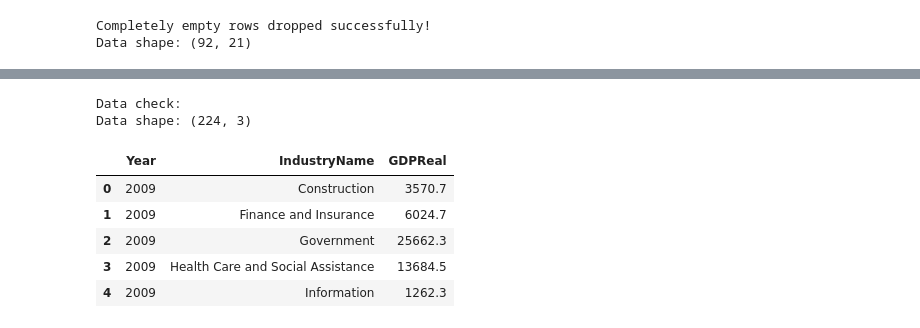
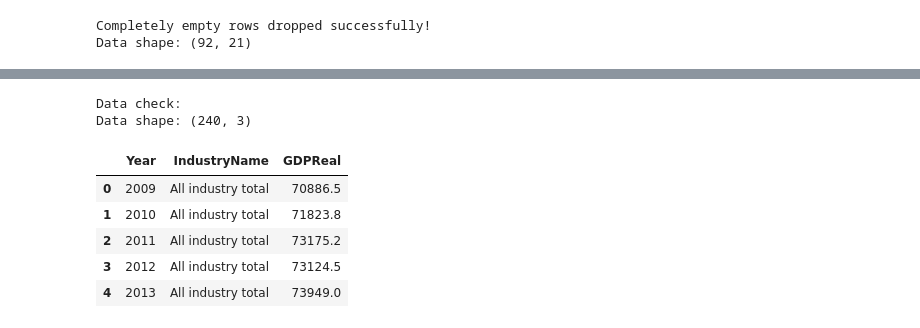
Before and after one commit to bgizzle78/nf-insights-project, a Jupyter notebook: notebooks/bea_sagdp9_wv_data_cleaning.ipynb, the cells around one changed output, grey strips where cells are left out. Saved outputs shown, nothing was run; the diff lists cells and outputs as text; code cells hidden in the pictures.

```diff
--- a/notebooks/bea_sagdp9_wv_data_cleaning.ipynb
+++ b/notebooks/bea_sagdp9_wv_data_cleaning.ipynb
@@ -205,10 +205,5 @@ for col in text_cols:
     sagdp9wv_long[col] = sagdp9wv_long[col].str.strip()
 
 print('Whitespace stripped successfully!')
-
-# Reset index
-sagdp9wv_long = sagdp9wv_long.reset_index(drop=True)
-
-print('Index reset successfully!')
 # %% [output]
 Whitespace stripped successfully!
@@ -216,9 +210,9 @@ Index reset successfully!
 # %%
-# Mapping BEA industries to top-level industries
+# Map BEA industries to top-level industries
 bea_mapping = {
     # Keep top-level totals just in case
     'All industry total': 'Total Nonfarm',
-    'Private industries': 'Total Nonfarm',
+    # 'Private industries': 'Total Nonfarm',
 
     # Agriculture / Natural resources
     'Forestry, fishing, and related activities': 'Mining and Logging',
@@ -234,8 +228,8 @@ bea_mapping = {
     'Construction': 'Construction',
 
     # Manufacturing (all subsectors)
-    'Durable goods manufacturing': 'Manufacturing',
-    'Nondurable goods manufacturing': 'Manufacturing',
+    # 'Durable goods manufacturing': 'Manufacturing',
+    # 'Nondurable goods manufacturing': 'Manufacturing',
     'Wood product manufacturing': 'Manufacturing',
     'Nonmetallic mineral product manufacturing': 'Manufacturing',
     'Primary metal manufacturing': 'Manufacturing',
@@ -275,7 +269,7 @@ bea_mapping = {
     'Data processing, hosting, and other information services': 'Information',
 
     # Finance and Insurance
-    'Finance and insurance': 'Finance and Insurance',
+    # 'Finance and insurance': 'Finance and Insurance',
     'Monetary Authorities- central bank, credit intermediation, and related services': 'Finance and Insurance',
     'Securities, commodity contracts, and other financial investments and related activities': 'Finance and Insurance',
     'Insurance carriers and related activities': 'Finance and Insurance',
@@ -287,7 +281,7 @@ bea_mapping = {
     'Rental and leasing services and lessors of nonfinancial intangible assets': 'Real Estate and Rental and Leasing',
 
     # Professional and Business Services
-    'Professional and business services': 'Professional and Business Services',
+    # 'Professional and business services': 'Professional and Business Services',
     'Legal services': 'Professional and Business Services',
     'Computer systems design and related services': 'Professional and Business Services',
     'Miscellaneous professional, scientific, and technical services': 'Professional and Business Services',
@@ -297,7 +291,7 @@ bea_mapping = {
     'Waste management and remediation services': 'Professional and Business Services',
 
     # Health Care and Social Assistance
-    'Health care and social assistance': 'Health Care and Social Assistance',
+    # 'Health care and social assistance': 'Health Care and Social Assistance',
     'Ambulatory health care services': 'Health Care and Social Assistance',
     'Hospitals': 'Health Care and Social Assistance',
     'Nursing and residential care facilities': 'Health Care and Social Assistance',
@@ -318,7 +312,7 @@ bea_mapping = {
     'Other services (except government and government enterprises)': 'Other Services',
 
     # Government
-    'Government and government enterprises': 'Government',
+    # 'Government and government enterprises': 'Government',
     'Federal civilian': 'Government',
     'Military': 'Government',
     'State and local': 'Government',
@@ -331,6 +325,9 @@ sagdp9wv_long['IndustryName'] = sagdp9wv_long['Description'].map(bea_mapping)
 unmapped = sagdp9wv_long[sagdp9wv_long['IndustryName'].isna()]['Description'].unique()
 print('Unmapped BEA industries (if any):', unmapped)
 
+# Drop rows that are parent lines or aggregates that are not needed
+sagdp9wv_long = sagdp9wv_long.dropna(subset=['IndustryName'])
+
 # Check the result
 sagdp9wv_long.head(20)
 # %% [output]
@@ -364,20 +365,33 @@ Unmapped BEA industries (if any): ['Agriculture, forestry, fishing and hunting'
 # %%
-# Drop rows that didn't map
-sagdp9wv_mapped = sagdp9wv_long.dropna(subset=['IndustryName'])
+# Pull out All industry total and Private industries
+totals = sagdp9wv_long[
+    sagdp9wv_long['Description'].isin(['All industry total', 'Private industries'])
+][['Year', 'Description', 'GDPReal']]
 
-# Group by Year and BLS_Industry, summing GDPReal for subsectors
-sagdp9wv_grouped = sagdp9wv_mapped.groupby(['Year', 'IndustryName'], as_index=False)['GDPReal'].sum()
+# Aggregate totals by adding subsectors
+subsectors = sagdp9wv_long.dropna(subset=['IndustryName'])
+
+grouped = subsectors.groupby(
+    ['Year', 'IndustryName'],
+    as_index=False
+)['GDPReal'].sum()
+
+# Rename totals column to match structure of grouped
+totals = totals.rename(columns={'Description': 'IndustryName'})
+
+# Concatenate totals and grouped
+sagdp9wv_grouped = pd.concat([totals, grouped], ignore_index=True)
 
 # Data check
 print('Data check:')
 print('Data shape:', sagdp9wv_grouped.shape)
 sagdp9wv_grouped.head()
 # %% [output]
 Data check:
-Data shape: (224, 3)
+Data shape: (240, 3)
 |  | Year | IndustryName | GDPReal |
-| 0 | 2009 | Construction | 3570.7 |
-| 1 | 2009 | Finance and Insurance | 6024.7 |
-| 2 | 2009 | Government | 25662.3 |
-| 3 | 2009 | Health Care and Social Assistance | 13684.5 |
-| 4 | 2009 | Information | 1262.3 |
+| 0 | 2009 | All industry total | 70886.5 |
+| 1 | 2010 | All industry total | 71823.8 |
+| 2 | 2011 | All industry total | 73175.2 |
+| 3 | 2012 | All industry total | 73124.5 |
+| 4 | 2013 | All industry total | 73949.0 |
```
Also changed, not shown: parts of 8 cells of this notebook, 1 other file.
